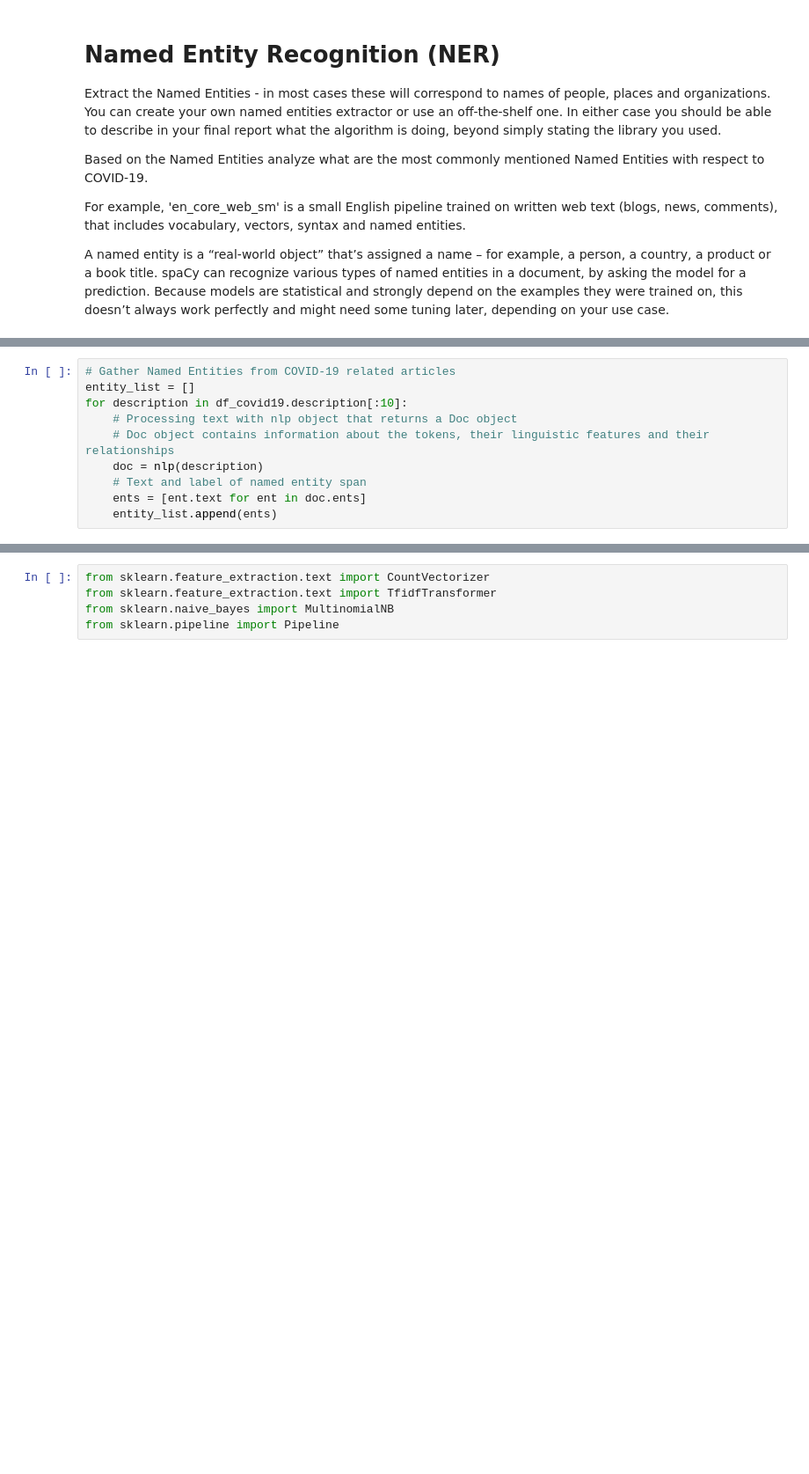
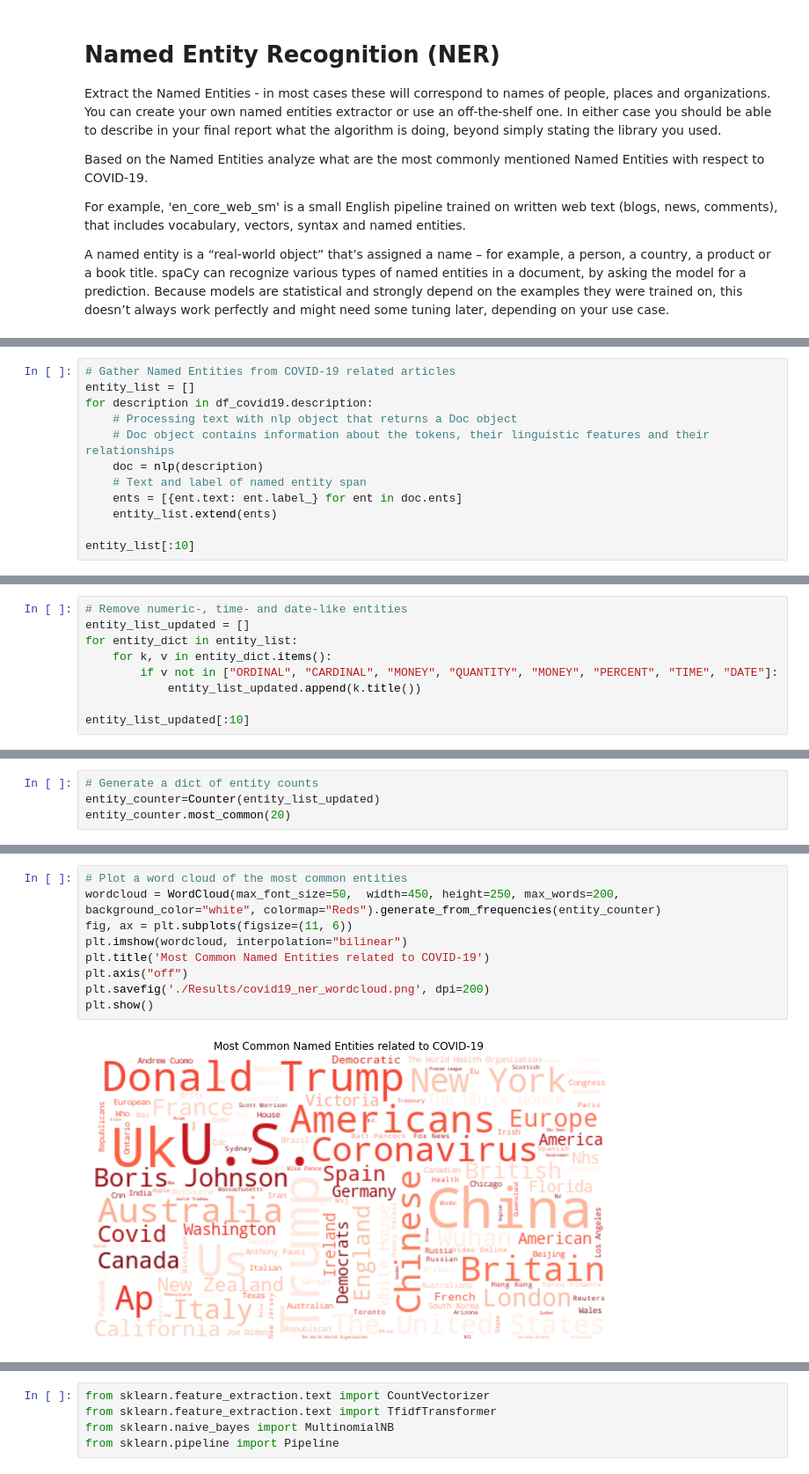
Before and after one commit to SVGoogle/Text-Mining-News-Articles, a Jupyter notebook: Text mining - News Articles.ipynb, the cells around one changed output, grey strips where cells are left out. Shown: that part at 88% size. Saved outputs shown, nothing was run; the diff lists cells and outputs as text; blank space fills up the shorter version.

Commit message:
feat: Update word cloud figure

```diff
--- a/Text mining - News Articles.ipynb
+++ b/Text mining - News Articles.ipynb
@@ -517,10 +518,0 @@ def get_entity_counts(entities):
-# %%
-# Gather Named Entities from COVID-19 related articles
-entity_list = []
-for description in df_covid19.description[:10]:
-    # Processing text with nlp object that returns a Doc object
-    # Doc object contains information about the tokens, their linguistic features and their relationships
-    doc = nlp(description)
-    # Text and label of named entity span
-    ents = [ent.text for ent in doc.ents]
-    entity_list.append(ents)
@@ -535,0 +523,12 @@ Larry Page PERSON founded Google ORG or Apple ORG . Is it anything related to co
+# %%
+# Gather Named Entities from COVID-19 related articles
+entity_list = []
+for description in df_covid19.description:
+    # Processing text with nlp object that returns a Doc object
+    # Doc object contains information about the tokens, their linguistic features and their relationships
+    doc = nlp(description)
+    # Text and label of named entity span
+    ents = [{ent.text: ent.label_} for ent in doc.ents]
+    entity_list.extend(ents)
+
+entity_list[:10]
@@ -535,0 +549,9 @@ Larry Page PERSON founded Google ORG or Apple ORG . Is it anything related to co
+# %%
+# Remove numeric-, time- and date-like entities
+entity_list_updated = []
+for entity_dict in entity_list:
+    for k, v in entity_dict.items():
+        if v not in ["ORDINAL", "CARDINAL", "MONEY", "QUANTITY", "MONEY", "PERCENT", "TIME", "DATE"]:
+            entity_list_updated.append(k.title())
+
+entity_list_updated[:10]
@@ -535,0 +569,4 @@ Larry Page PERSON founded Google ORG or Apple ORG . Is it anything related to co
+# %%
+# Generate a dict of entity counts
+entity_counter=Counter(entity_list_updated)
+entity_counter.most_common(20)
@@ -536 +594,12 @@ Larry Page PERSON founded Google ORG or Apple ORG . Is it anything related to co
+# %%
+# Plot a word cloud of the most common entities
+wordcloud = WordCloud(max_font_size=50,  width=450, height=250, max_words=200, background_color="white", colormap="Reds").generate_from_frequencies(entity_counter)
+fig, ax = plt.subplots(figsize=(11, 6))
+plt.imshow(wordcloud, interpolation="bilinear")
+plt.title('Most Common Named Entities related to COVID-19')
+plt.axis("off")
+plt.savefig('./Results/covid19_ner_wordcloud.png', dpi=200)
+plt.show()
+# %% [output]
+[figure, added]
 # %% [markdown]
```
Also changed, not shown: parts of 56 cells of this notebook, 2 other files.
